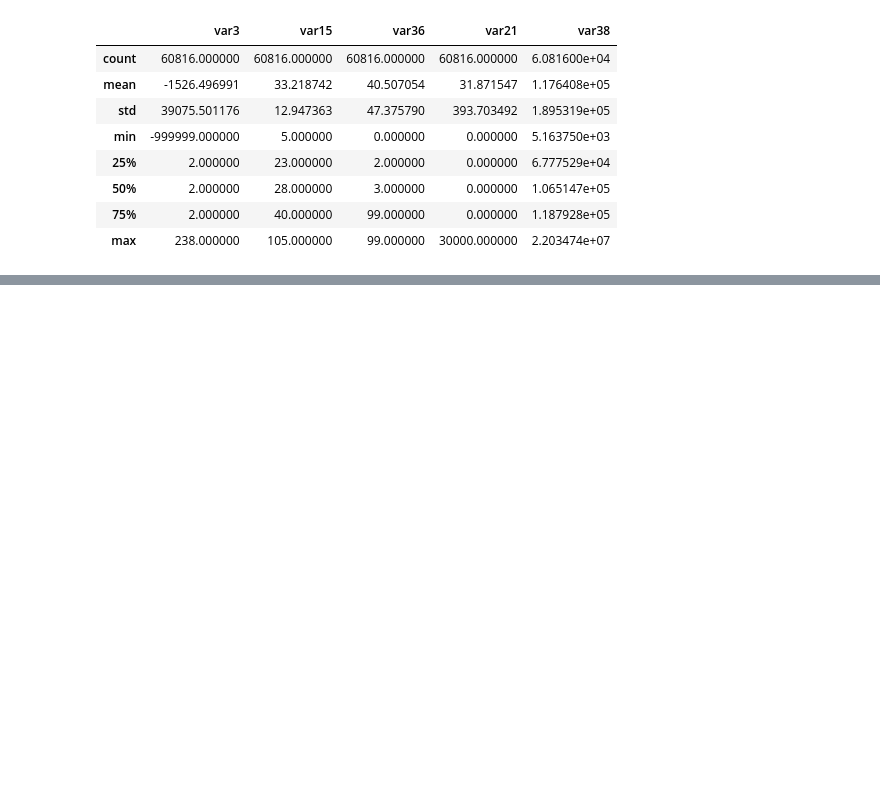
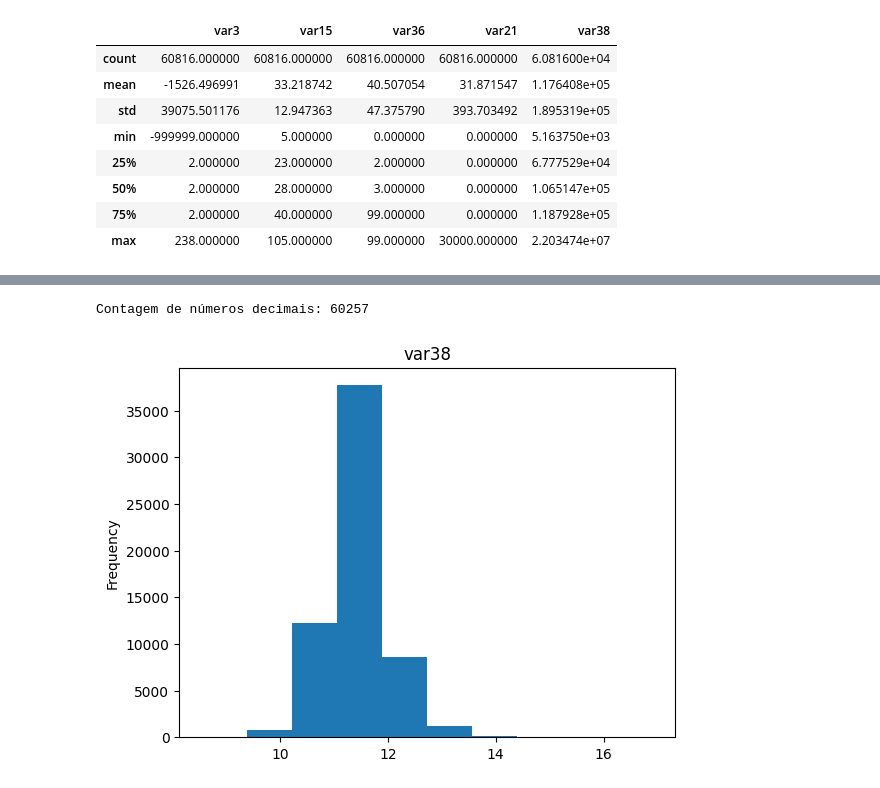
Before and after one commit to FelipeViacava/data-masters-case, a Jupyter notebook: 01-eda.ipynb, the cells around one changed output, grey strips where cells are left out. Cells and saved outputs as stored; diff of their text form; code cells hidden in the pictures; blank space fills up the shorter version.

```diff
--- a/01-eda.ipynb
+++ b/01-eda.ipynb
@@ -542,0 +668,13 @@ for var in remaining_cols:
+# %%
+var = "var38"
+# %%
+nfloat = df[var].apply(lambda x: 0 if x%1 == 0 else 1).sum()
+print(f"Contagem de números decimais: {nfloat}")
+# %% [output]
+Contagem de números decimais: 60257
+# %%
+df[var].apply(lambda x: np.log(x+1)).plot.hist()
+plt.title(var)
+plt.show()
+# %% [output]
+[figure, added]
```
Also changed, not shown: parts of 20 cells of this notebook.
